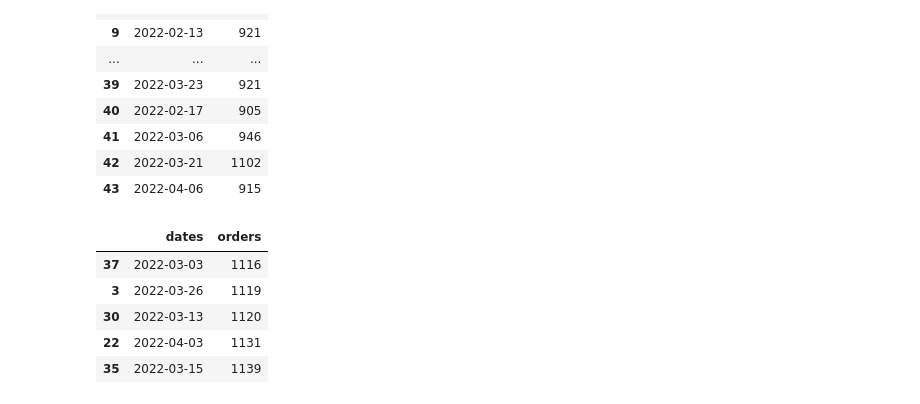
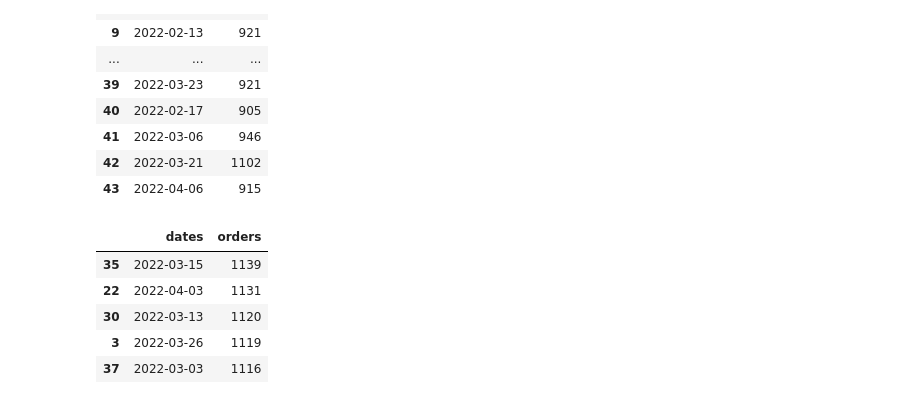
Before and after one commit to zeusbtc69/python, a Jupyter notebook: jupyter/keggle.ipynb, the cells around one changed output. Cells and saved outputs as stored; diff of their text form; code cells hidden in the pictures.

```diff
--- a/jupyter/keggle.ipynb
+++ b/jupyter/keggle.ipynb
@@ -407,13 +444,13 @@ dateData
 | 42 | 2022-03-21 | 1102 |
 | 43 | 2022-04-06 | 915 |
 # %%
-sort = dateData.sort_values(by='orders')
+sort = dateData.sort_values(by='orders', ascending=False)
 sort
-sort.tail(5)
+sort.head(5)
 # %% [output]
 |  | dates | orders |
+| 35 | 2022-03-15 | 1139 |
+| 22 | 2022-04-03 | 1131 |
+| 30 | 2022-03-13 | 1120 |
+| 3 | 2022-03-26 | 1119 |
 | 37 | 2022-03-03 | 1116 |
-| 3 | 2022-03-26 | 1119 |
-| 30 | 2022-03-13 | 1120 |
-| 22 | 2022-04-03 | 1131 |
-| 35 | 2022-03-15 | 1139 |
```
Also changed, not shown: parts of 5 cells of this notebook, 2 other files.
